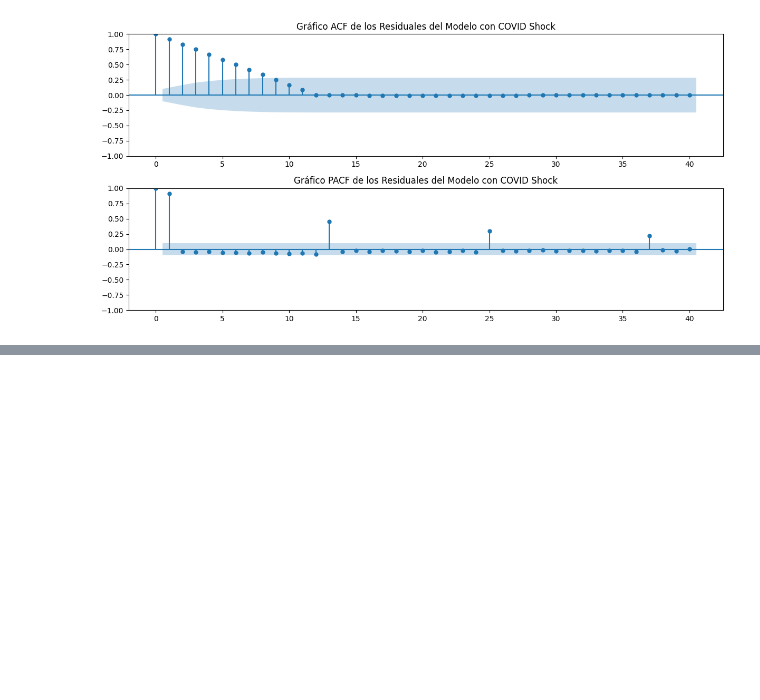
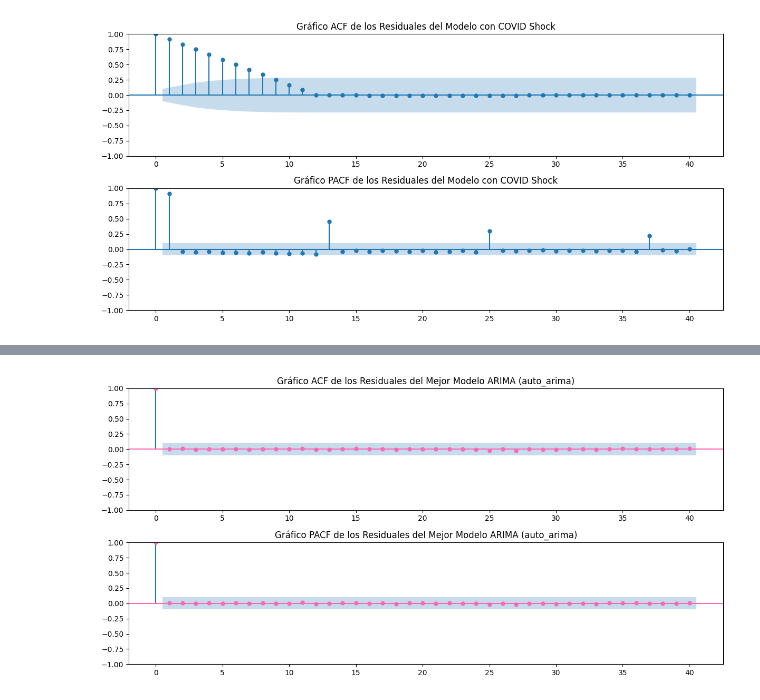
Before and after one commit to mafeermoreno/StatisticsProject, a Jupyter notebook: Proyecto_Stats_Bloque1_Maria_Moreno_v3.ipynb, the cells around one changed output, grey strips where cells are left out. Saved outputs shown, nothing was run; the diff lists cells and outputs as text; code cells hidden in the pictures; blank space fills up the shorter version.

```diff
--- a/Proyecto_Stats_Bloque1_Maria_Moreno_v3.ipynb
+++ b/Proyecto_Stats_Bloque1_Maria_Moreno_v3.ipynb
@@ -2525,3 +2524,14 @@ plt.tight_layout()
 plt.show()
 # %% [output]
 [figure]
+# %%
+from pmdarima import auto_arima
+
+# Ajuste automático para encontrar el mejor modelo ARIMA (incluyendo SARIMA)
+auto_model = auto_arima(igae_total_transposed['log_IGAE_Total'],
+                        seasonal=True, m=12,  # Para datos estacionales con frecuencia anual
+                        stepwise=True, trace=True,
+                        error_action='ignore', suppress_warnings=True)
+
+# Imprimir resumen del mejor modelo encontrado
+print(auto_model.summary())
@@ -2527,0 +2556,22 @@ plt.show()
+# %%
+# Obtener los residuales del modelo ajustado
+residuales_auto_model = auto_model.resid()
+
+# Graficar los ACF y PACF de los residuales
+plt.figure(figsize=(12, 6))
+
+# Gráfico ACF de los residuales
+plt.subplot(2, 1, 1)
+plot_acf(residuales_auto_model, lags=40, ax=plt.gca(), color='hotpink')
+plt.title('Gráfico ACF de los Residuales del Mejor Modelo ARIMA (auto_arima)')
+
+# Gráfico PACF de los residuales
+plt.subplot(2, 1, 2)
+plot_pacf(residuales_auto_model, lags=40, ax=plt.gca(), color='hotpink')
+plt.title('Gráfico PACF de los Residuales del Mejor Modelo ARIMA (auto_arima)')
+
+# Ajustar diseño de los gráficos
+plt.tight_layout()
+plt.show()
+# %% [output]
+[figure, added]
```
Also changed, not shown: parts of 5 cells of this notebook.
